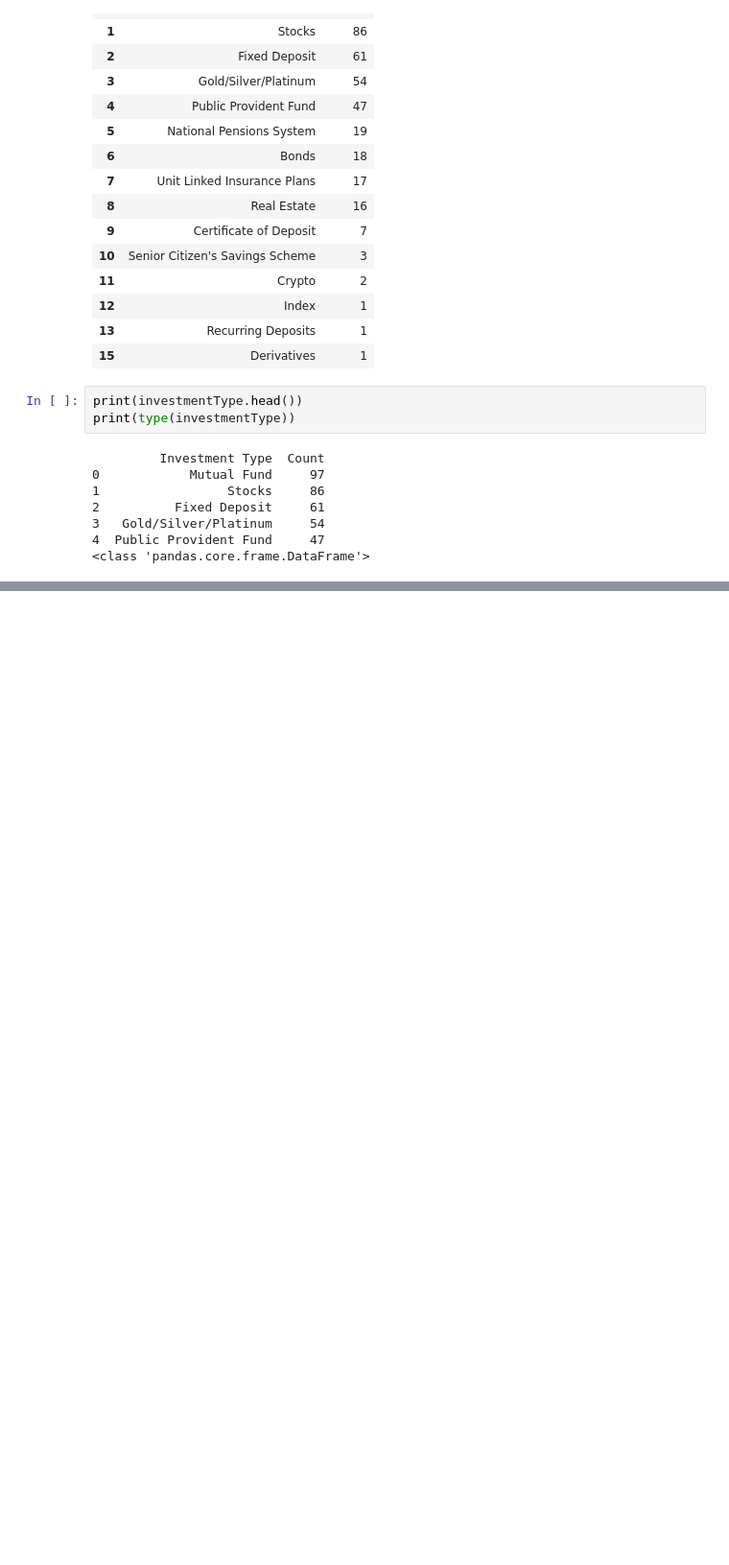
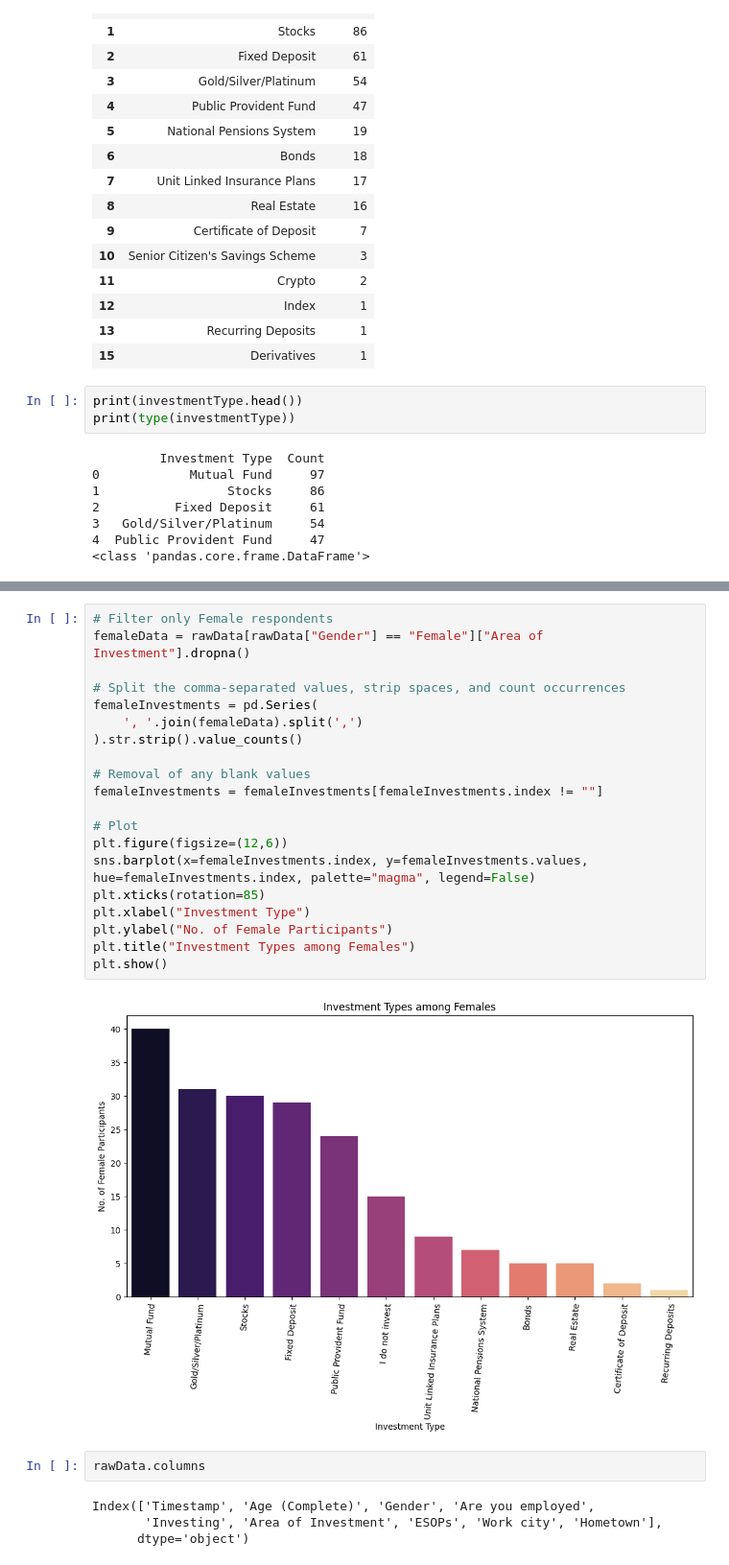
Before and after one commit to thisisaditichouhan/investmentSuryvey, a Jupyter notebook: data_analysis.ipynb, the cells around one changed output, grey strips where cells are left out. Shown at 96% size. Saved outputs shown, nothing was run; the diff lists cells and outputs as text; blank space fills up the shorter version.

```diff
--- a/data_analysis.ipynb
+++ b/data_analysis.ipynb
@@ -537 +535,29 @@ Passing `palette` without assigning `hue` is deprecated and will be removed in v
 [figure]
+# %%
+# Filter only Female respondents
+femaleData = rawData[rawData["Gender"] == "Female"]["Area of Investment"].dropna()
+
+# Split the comma-separated values, strip spaces, and count occurrences
+femaleInvestments = pd.Series(
+    ', '.join(femaleData).split(',')
+).str.strip().value_counts()
+
+# Removal of any blank values
+femaleInvestments = femaleInvestments[femaleInvestments.index != ""]
+
+# Plot
+plt.figure(figsize=(12,6))
+sns.barplot(x=femaleInvestments.index, y=femaleInvestments.values, hue=femaleInvestments.index, palette="magma", legend=False)
+plt.xticks(rotation=85)
+plt.xlabel("Investment Type")
+plt.ylabel("No. of Female Participants")
+plt.title("Investment Types among Females")
+plt.show()
+# %% [output]
+[figure, added]
+# %%
+rawData.columns
+# %% [output]
+Index(['Timestamp', 'Age (Complete)', 'Gender', 'Are you employed',
+       'Investing', 'Area of Investment', 'ESOPs', 'Work city', 'Hometown'],
+      dtype='object')
```
Also changed, not shown: parts of 10 cells of this notebook.
